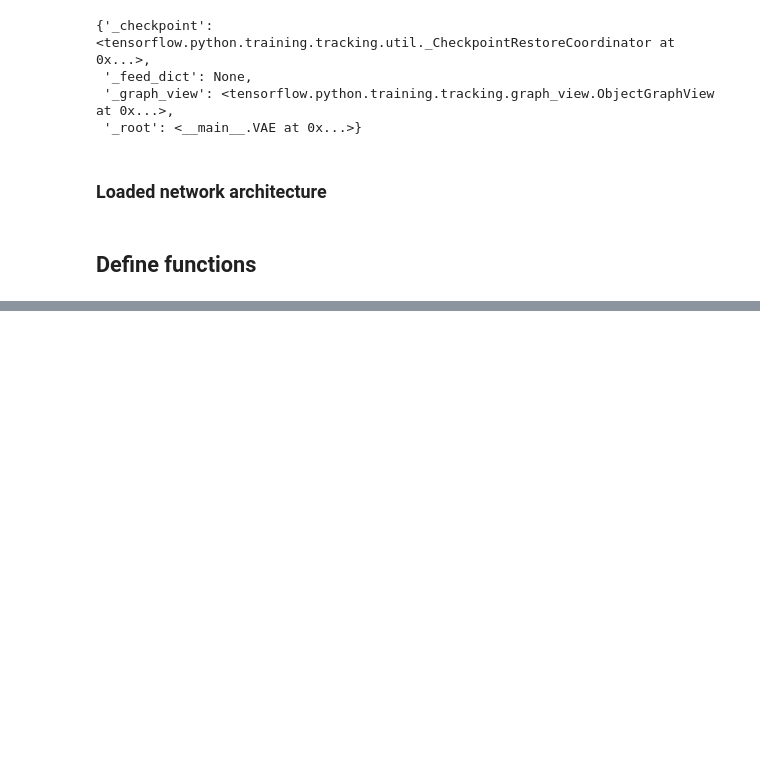
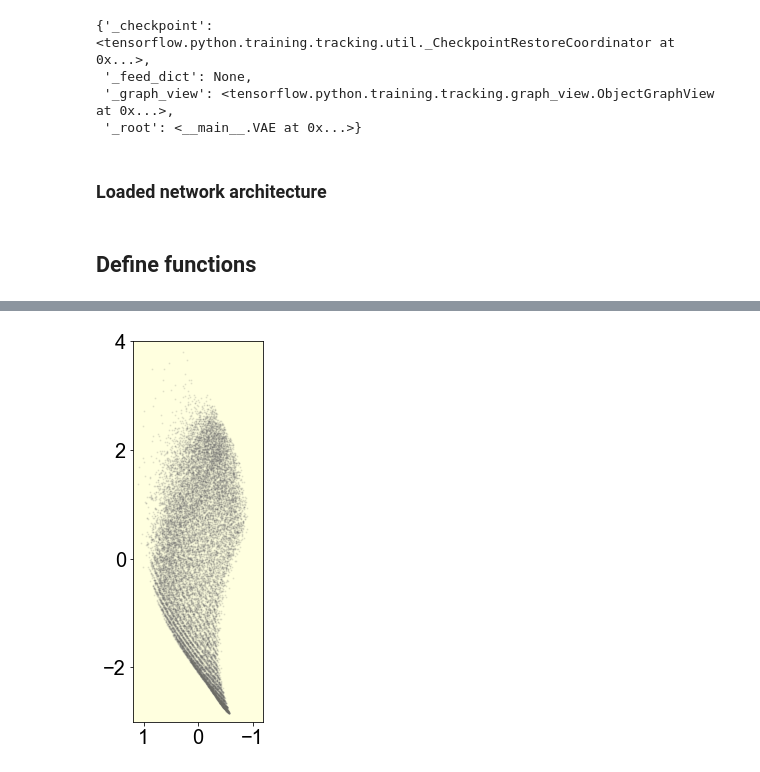
Before and after one commit to ch-tung/SQ_VAE, a Jupyter notebook: plot_latent_SQ.ipynb, the cells around one changed output, grey strips where cells are left out. Saved outputs shown, nothing was run; the diff lists cells and outputs as text; code cells hidden in the pictures; blank space fills up the shorter version.

```diff
--- a/plot_latent_SQ.ipynb
+++ b/plot_latent_SQ.ipynb
@@ -526,0 +444,21 @@ plot_latent_images_SVD(model, n=9, axis_0=1, axis_1=2)
+# %%
+fig = plt.figure(figsize=(2.4,7))
+ax = fig.add_subplot()
+ax.scatter(zs[index_eta,1], zs[index_eta,0],
+           c='#666666',alpha=0.125,
+           s=1)
+
+ax.set_yticks([-2,0,2,4])
+ax.set_xticks([-1,0,1])
+ax.set_ylim(-3,4)
+ax.set_xlim(-1.2,1.2)
+ax.set_aspect(1)
+ax.tick_params(labelsize=20)
+ax.invert_xaxis()
+ax.set_facecolor((1,1,0,0.125))
+
+scatter_name = '../Figures/lvsc2D_01.png'
+plt.savefig(scatter_name, dpi=300)
+plt.show()
+# %% [output]
+[figure, added]
```
Also changed, not shown: parts of 36 cells of this notebook.
